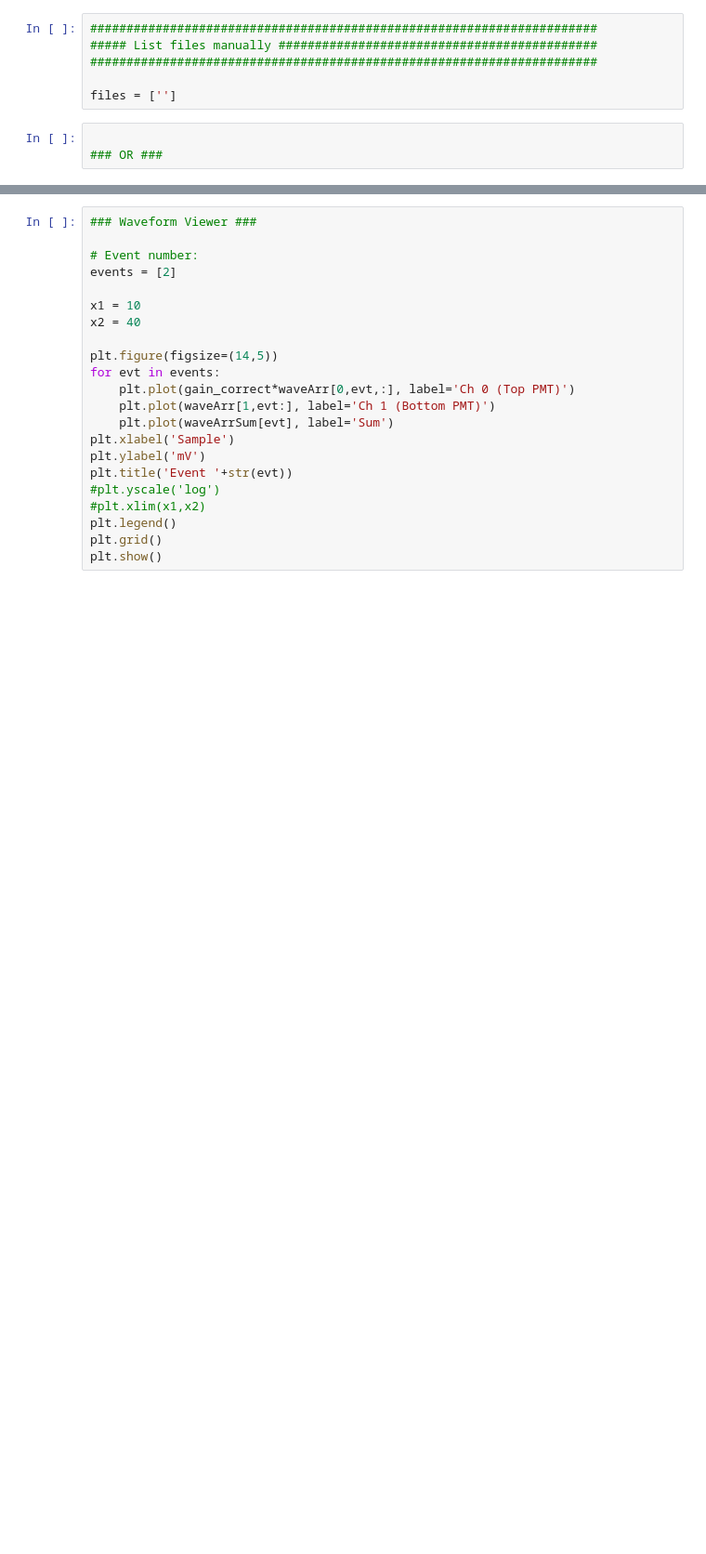
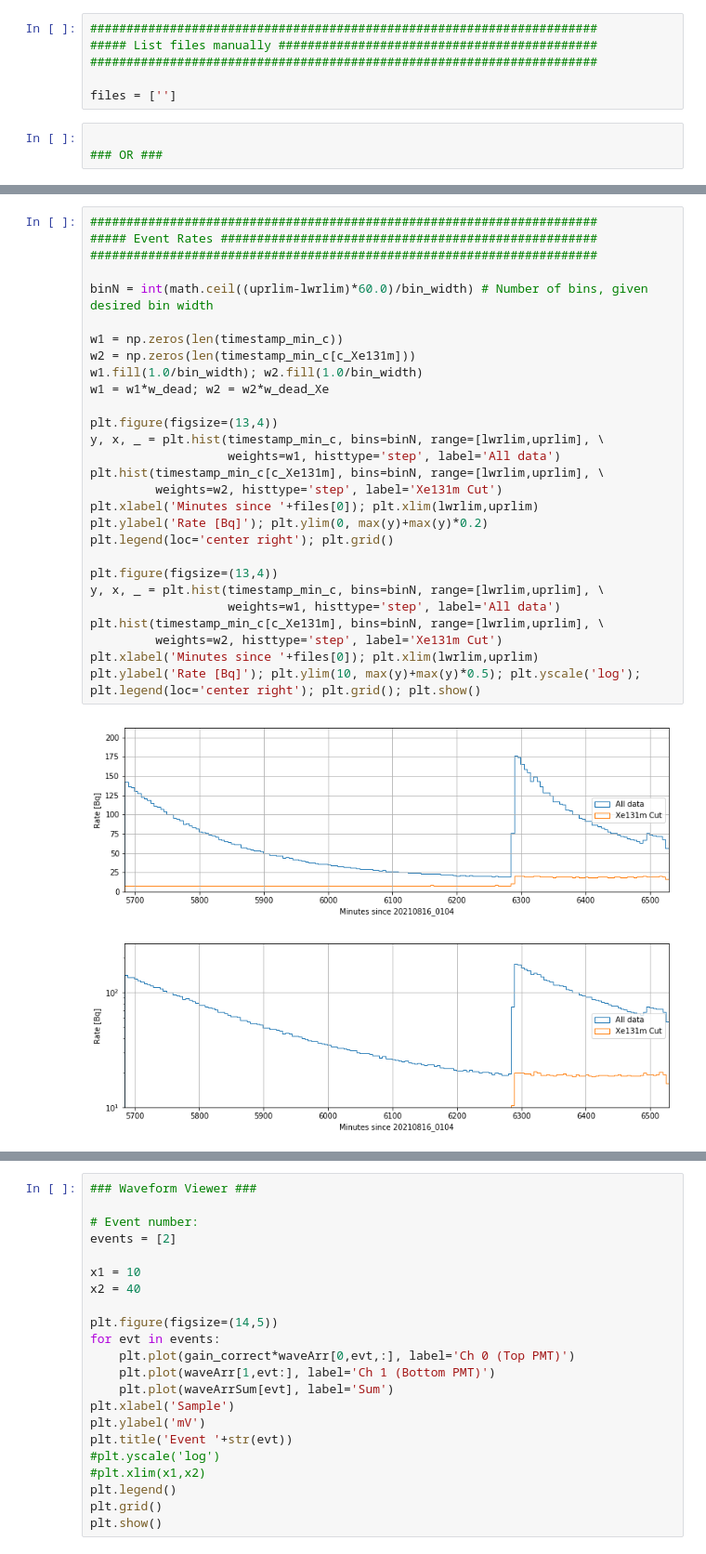
Before and after one commit to cnedlik/UMass-PulseFinder-and-Analysis, a Jupyter notebook: Xe131m_data_viewer.ipynb, the cells around one changed output, grey strips where cells are left out. Shown at 93% size. Drawn from its saved outputs; the diff is of its cells as text; blank space fills up the shorter version.

```diff
--- a/Xe131m_data_viewer.ipynb
+++ b/Xe131m_data_viewer.ipynb
@@ -470 +530,33 @@ plt.show();
+# %%
+######################################################################
+##### Event Rates ####################################################
+######################################################################
+
+binN = int(math.ceil((uprlim-lwrlim)*60.0)/bin_width) # Number of bins, given desired bin width
+
+w1 = np.zeros(len(timestamp_min_c))
+w2 = np.zeros(len(timestamp_min_c[c_Xe131m]))
+w1.fill(1.0/bin_width); w2.fill(1.0/bin_width)
+w1 = w1*w_dead; w2 = w2*w_dead_Xe
+
+plt.figure(figsize=(13,4))
+y, x, _ = plt.hist(timestamp_min_c, bins=binN, range=[lwrlim,uprlim], \
+                   weights=w1, histtype='step', label='All data')
+plt.hist(timestamp_min_c[c_Xe131m], bins=binN, range=[lwrlim,uprlim], \
+         weights=w2, histtype='step', label='Xe131m Cut')
+plt.xlabel('Minutes since '+files[0]); plt.xlim(lwrlim,uprlim)
+plt.ylabel('Rate [Bq]'); plt.ylim(0, max(y)+max(y)*0.2)
+plt.legend(loc='center right'); plt.grid()
+
+plt.figure(figsize=(13,4))
+y, x, _ = plt.hist(timestamp_min_c, bins=binN, range=[lwrlim,uprlim], \
+                   weights=w1, histtype='step', label='All data')
+plt.hist(timestamp_min_c[c_Xe131m], bins=binN, range=[lwrlim,uprlim], \
+         weights=w2, histtype='step', label='Xe131m Cut')
+plt.xlabel('Minutes since '+files[0]); plt.xlim(lwrlim,uprlim)
+plt.ylabel('Rate [Bq]'); plt.ylim(10, max(y)+max(y)*0.5); plt.yscale('log');
+plt.legend(loc='center right'); plt.grid(); plt.show()
+# %% [output]
+[figure, added]
+[figure, added]
 # %%
```
Also changed, not shown: parts of 18 cells of this notebook, 3 other files.
